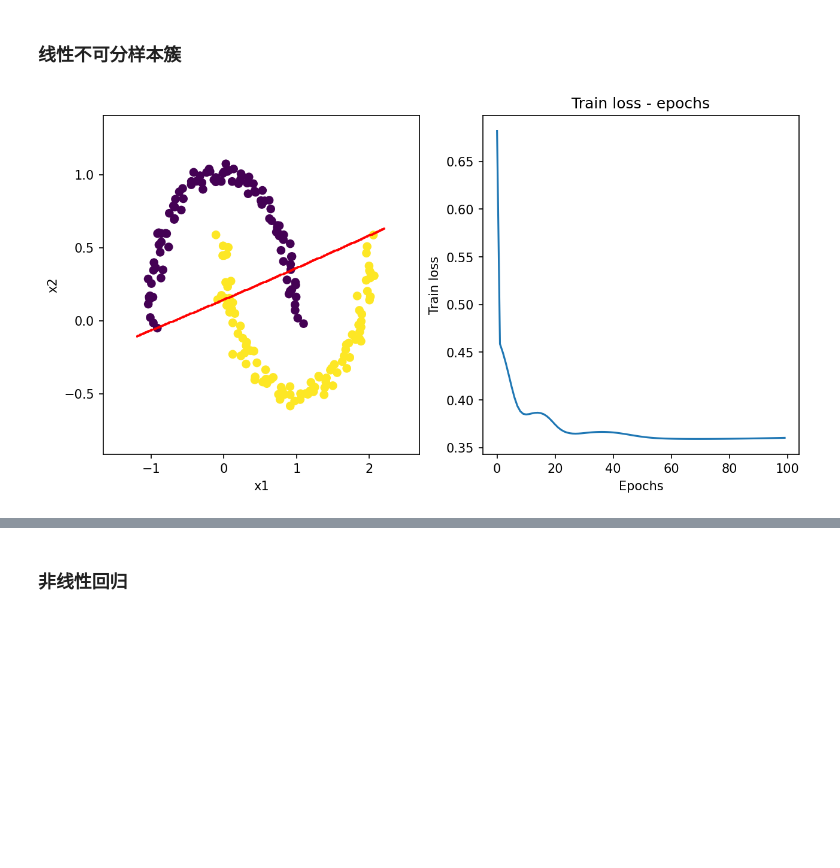
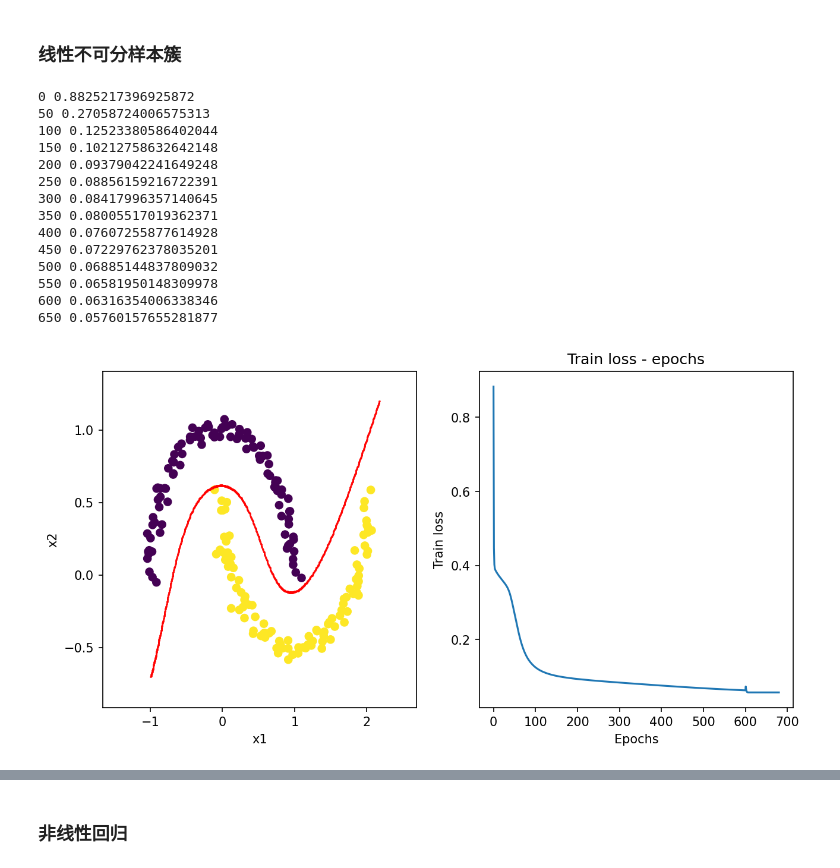
Before and after one commit to koolo233/NeuralNetworks, a Jupyter notebook: FullyConnectedNeuralNetwork.ipynb, the cells around one changed output, grey strips where cells are left out. Saved outputs shown, nothing was run; the diff lists cells and outputs as text; code cells hidden in the pictures; blank space fills up the shorter version.

Commit message:
bug fix: BPNetwork moons samples

```diff
--- a/FullyConnectedNeuralNetwork.ipynb
+++ b/FullyConnectedNeuralNetwork.ipynb
@@ -639,15 +639,16 @@ def draw(input_x_list, output_y_list, loss_list, split_points_list, count):
 
     plt.savefig("./images/temp/{}.png".format(count), dpi=150)
 
-def create_gif(epochs, output_name, fps=2):
+def create_gif(epochs, output_name, fps=2, split=1):
     """
     生成gif
     """
     with imageio.get_writer("./images/{}.gif".format(output_name), mode="I", fps=fps) as Writer:
         for ind in range(epochs):
-            image = imageio.imread("./images/temp/{}.png".format(ind))
-            os.remove("./images/temp/{}.png".format(ind))
-            Writer.append_data(image)
+            if ind % split == 0:
+                image = imageio.imread("./images/temp/{}.png".format(ind))
+                os.remove("./images/temp/{}.png".format(ind))
+                Writer.append_data(image)
 # %% [markdown]
 ### and逻辑
 # %%
@@ -1085,8 +1086,8 @@ plt.show()
 # %%
 input_dims = 2
 output_dims = 1
-hidden_num = 5
-lr = 0.05
+hidden_num = 15
+lr = 0.005
 
 BP_model = MyBPNetwork(input_dims=input_dims,
                        output_dims=output_dims,
@@ -1095,7 +1096,7 @@ BP_model = MyBPNetwork(input_dims=input_dims,
 # 数据生成器
 data_creator = DataCreator()
 # 最大训练次数
-max_epoch = 100
+max_epoch = 700
 # 获取训练数据
 train_x_all, train_y_all = data_creator.get_moon_data(200)
 
@@ -1118,36 +1119,59 @@ train_dataset = DataSet(train_x_all, train_y_all)
 # 数据加载器
 train_dataloader = DataLoader(train_dataset, batch_size, shuffle=True)
 train_num = len(train_y_all)
 train_loss_list = list()
 
 plt.figure(figsize=(10, 5), dpi=150)
 for epoch in range(max_epoch):
 
     train_loss = 0
     for batch_loop, batch_ in enumerate(train_dataloader):
         # 读取数据
         train_x = batch_["inputs"]
         train_y = batch_["label"]
 
         # 预测
         pred_ = BP_model.forward(train_x)
         # 反向传播
         BP_model.backward(train_y, pred_)
         # 优化
         BP_model.optimize()
 
         train_loss += np.sum((pred_ - train_y) ** 2)
 
     train_loss_list.append(train_loss / len(train_dataset))
 
+    if epoch % 50 == 0:
+        print(epoch, train_loss_list[-1])
+
+    if epoch == 600:
+        BP_model.lr = 1e-4
+
     # 获取分离面对应的预测矩阵
     split_points = get_split_face_point([[-1.2, 2.2], [-0.7, 1.2]], BP_model)
-    draw(train_x_all, train_y_all, train_loss_list, split_points, epoch)
+
+    if epoch % 20 == 0:
+        draw(train_x_all, train_y_all, train_loss_list, split_points, epoch)
+
 # 绘制
-create_gif(max_epoch, "moons_BPNetwork", fps=5)
+create_gif(max_epoch, "moons_BPNetwork", fps=5, split=20)
 plt.show()
 # %% [output]
+0 0.8825217396925872
+50 0.27058724006575313
+100 0.12523380586402044
+150 0.10212758632642148
+200 0.09379042241649248
+250 0.08856159216722391
+300 0.08417996357140645
+350 0.08005517019362371
+400 0.07607255877614928
+450 0.07229762378035201
+500 0.06885144837809032
+550 0.06581950148309978
+600 0.06316354006338346
+650 0.05760157655281877
-[figure, old version]
+[figure, new version]
 # %% [markdown]
 #### 训练过程
 
```
Also changed, not shown: parts of 1 cell of this notebook, 1 other file.
